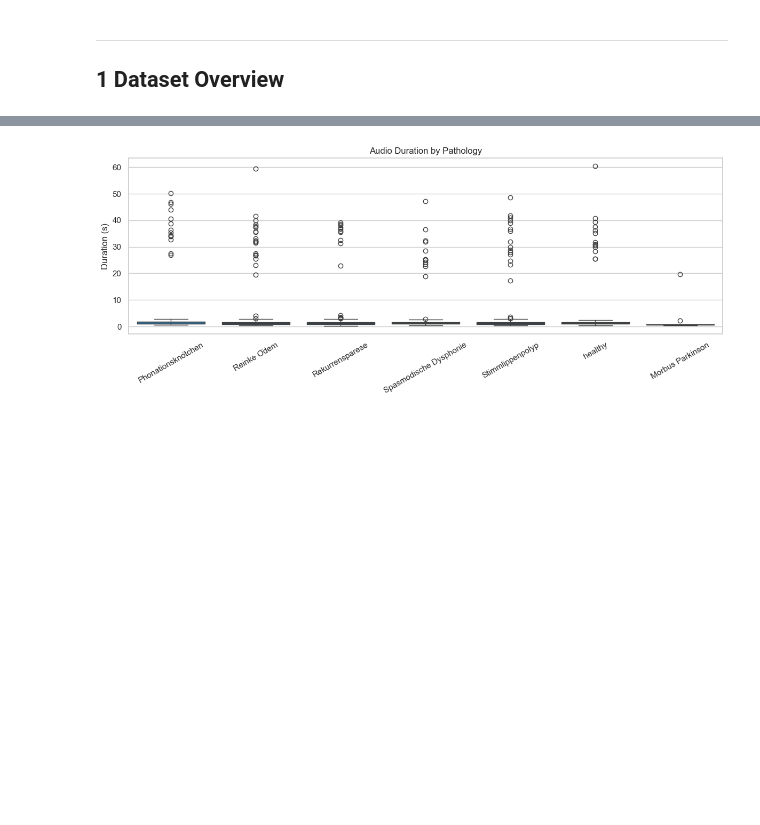
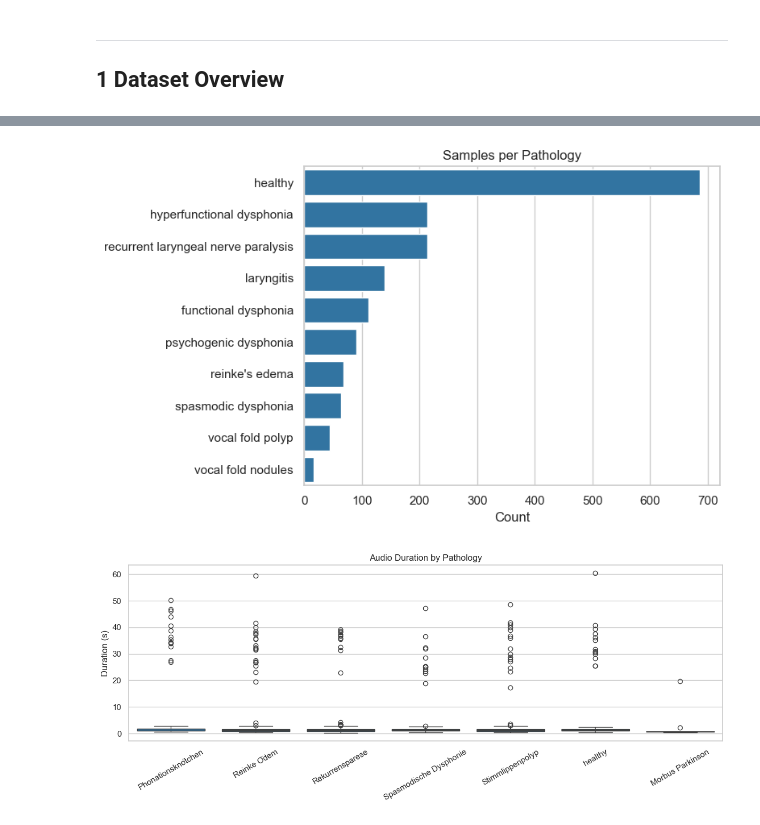
Before and after one commit to mNandhu/multifractal-speech-analysis, a Jupyter notebook: notebooks/data_and_features_visualization.ipynb, the cells around one changed output, grey strips where cells are left out. Saved outputs shown, nothing was run; the diff lists cells and outputs as text; code cells hidden in the pictures; blank space fills up the shorter version.

```diff
--- a/notebooks/data_and_features_visualization.ipynb
+++ b/notebooks/data_and_features_visualization.ipynb
@@ -112,3 +126,19 @@ plt.show()
+# %%
+df_plot = df[~df['pathology_en'].isin(["parkinson's disease", "hypotonic dysphonia"])].copy()
+
+# Order by frequency
+order = df_plot['pathology_en'].value_counts().index
+
+# Plot: Samples per Pathology
+plt.figure(figsize=(8, 5))
+sns.countplot(data=df_plot, y='pathology_en', order=order)
+plt.title('Samples per Pathology')
+plt.xlabel('Count')
+plt.ylabel('')
+plt.tight_layout()
+plt.show()
+# %% [output]
+[figure, added]
 # %%
 if 'audio_duration_seconds' in df.columns:
     fig, ax = plt.subplots(figsize=(12, 5))
```
Also changed, not shown: parts of 2 cells of this notebook, 9 other files.
